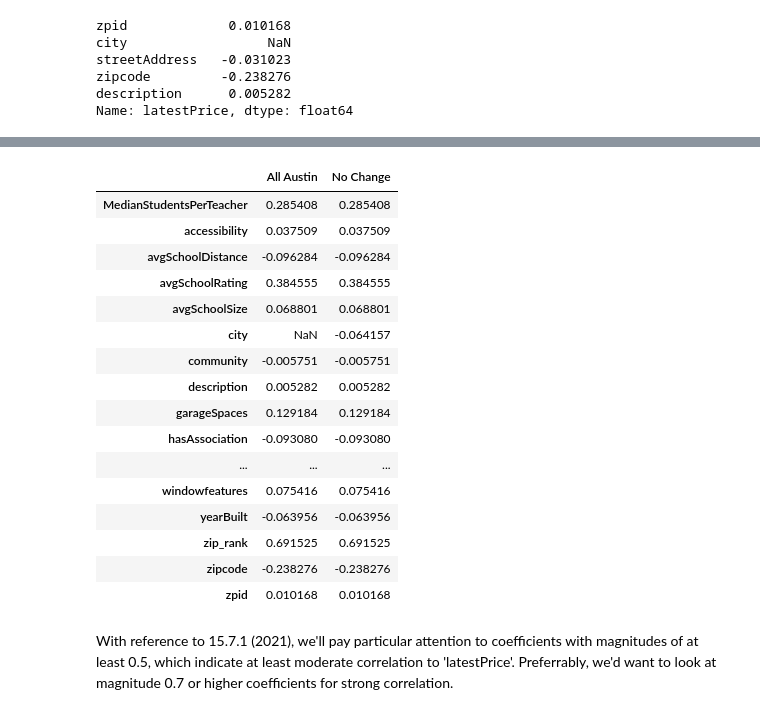
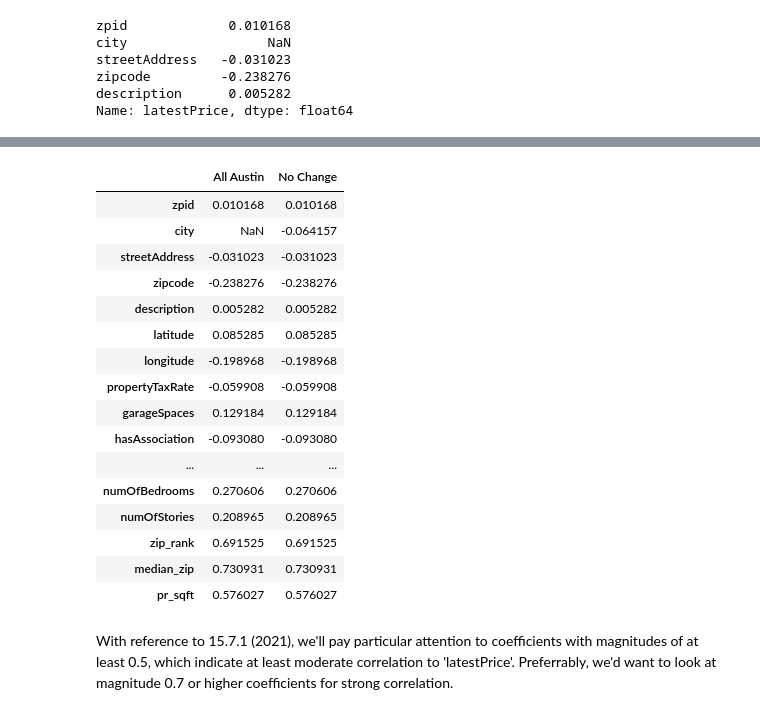
Before and after one commit to dianahandler/Final_Module20_Group3, a Jupyter notebook: Austin-Sklearn-Machine-Learning.ipynb, the cells around one changed output, grey strips where cells are left out. Saved outputs shown, nothing was run; the diff lists cells and outputs as text; code cells hidden in the pictures.

```diff
--- a/Austin-Sklearn-Machine-Learning.ipynb
+++ b/Austin-Sklearn-Machine-Learning.ipynb
@@ -143,30 +165,27 @@ Notice in df1 that 'city' has a null correlation coefficient. That is because al
 # %%
-## Let's run a similar correlation analysis on our other label-encoded dataframe.
-correlations2 = df2.corr()['latestPrice']
-correlations2.sort_values(ascending=False)
 ## We'll then concatenate our two correlation series into a dataframe by passing a dictionary that contains key-value
-##  pairs for our data.
+## pairs for our data.
 ## Source: https://www.geeksforgeeks.org/combine-two-pandas-series-into-a-dataframe/
-complete = pd.DataFrame({'All Austin': sorted_1, 'No Change': sorted_2})
+complete = pd.DataFrame({'All Austin': correlations, 'No Change': correlations2})
 complete
 # %% [output]
 |  | All Austin | No Change |
-| MedianStudentsPerTeacher | 0.285408 | 0.285408 |
-| accessibility | 0.037509 | 0.037509 |
-| avgSchoolDistance | -0.096284 | -0.096284 |
-| avgSchoolRating | 0.384555 | 0.384555 |
-| avgSchoolSize | 0.068801 | 0.068801 |
+| zpid | 0.010168 | 0.010168 |
 | city | NaN | -0.064157 |
-| community | -0.005751 | -0.005751 |
+| streetAddress | -0.031023 | -0.031023 |
+| zipcode | -0.238276 | -0.238276 |
 | description | 0.005282 | 0.005282 |
+| latitude | 0.085285 | 0.085285 |
+| longitude | -0.198968 | -0.198968 |
+| propertyTaxRate | -0.059908 | -0.059908 |
 | garageSpaces | 0.129184 | 0.129184 |
 | hasAssociation | -0.093080 | -0.093080 |
 | ... | ... | ... |
-| windowfeatures | 0.075416 | 0.075416 |
-| yearBuilt | -0.063956 | -0.063956 |
+| numOfBedrooms | 0.270606 | 0.270606 |
+| numOfStories | 0.208965 | 0.208965 |
 | zip_rank | 0.691525 | 0.691525 |
-| zipcode | -0.238276 | -0.238276 |
-| zpid | 0.010168 | 0.010168 |
+| median_zip | 0.730931 | 0.730931 |
+| pr_sqft | 0.576027 | 0.576027 |
 # %% [markdown]
 With reference to 15.7.1 (2021), we'll pay particular attention to coefficients with magnitudes of at least 0.5, which indicate at least moderate correlation to 'latestPrice'. Preferrably, we'd want to look at magnitude 0.7 or higher coefficients for strong correlation.
 # %% [markdown]
```
Also changed, not shown: parts of 8 cells of this notebook.
